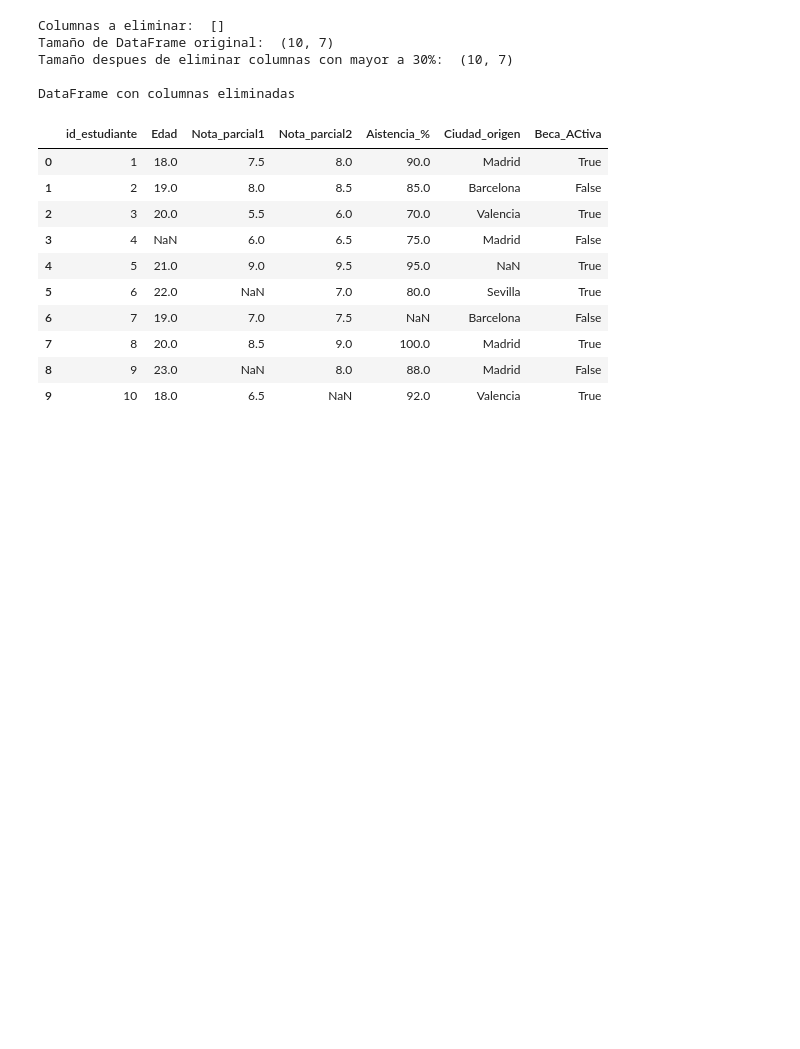
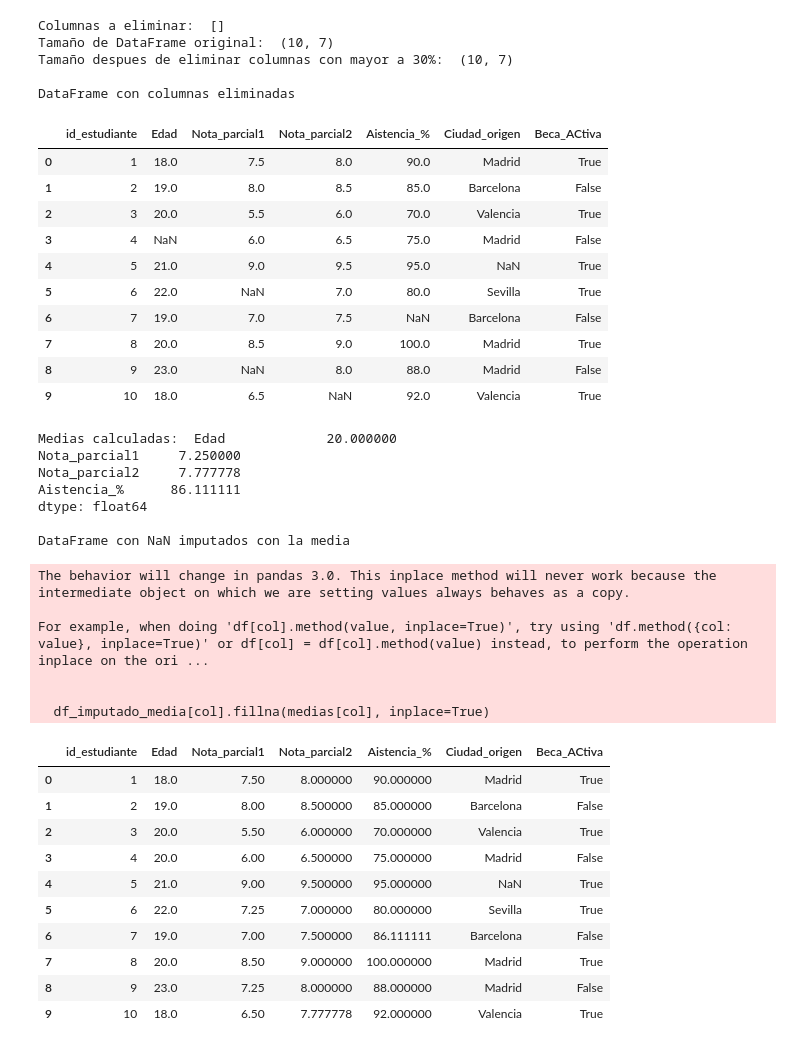
Before and after one commit to brunobobadilla06/Bruno-CienciaDeDatos, a Jupyter notebook: Manejo_de_datos_faltantes.ipynb, the cells around one changed output. Drawn from its saved outputs; the diff is of its cells as text; code cells hidden in the pictures; blank space fills up the shorter version.

```diff
--- a/Manejo_de_datos_faltantes.ipynb
+++ b/Manejo_de_datos_faltantes.ipynb
@@ -261,3 +261,49 @@ DataFrame con columnas eliminadas
 | 7 | 8 | 20.0 | 8.5 | 9.0 | 100.0 | Madrid | True |
 | 8 | 9 | 23.0 | NaN | 8.0 | 88.0 | Madrid | False |
 | 9 | 10 | 18.0 | 6.5 | NaN | 92.0 | Valencia | True |
+# %%
+# Imputacion simple
+# La imputacion consite en reemplazar los valores estimados. Las tecnicas simples son faciles de aplicar pero tienen sus limitaciones.
+
+# Imputacion con la media (Mean imputacion) - Variables Numericas
+# Crear una copia
+df_imputado_media = df.copy()
+
+# Seleccionar columnas numericas( excluyendo ID)
+columnas_numericas = df_imputado_media.select_dtypes(include=np.number).columns.drop('id_estudiante')
+
+# Calcular la media para cada columna numerica
+medias = df_imputado_media[columnas_numericas].mean()
+print("Medias calculadas: ", medias)
+
+# Imputar los NaN con la media correspondiente
+for col in columnas_numericas:
+    df_imputado_media[col].fillna(medias[col], inplace=True)
+
+print('\nDataFrame con NaN imputados con la media')
+df_imputado_media
+# %% [output]
+Medias calculadas:  Edad             20.000000
+Nota_parcial1     7.250000
+Nota_parcial2     7.777778
+Aistencia_%      86.111111
+dtype: float64
+
+DataFrame con NaN imputados con la media
+The behavior will change in pandas 3.0. This inplace method will never work because the intermediate object on which we are setting values always behaves as a copy.
+
+For example, when doing 'df[col].method(value, inplace=True)', try using 'df.method({col: value}, inplace=True)' or df[col] = df[col].method(value) instead, to perform the operation inplace on the ori ...
+
+
+  df_imputado_media[col].fillna(medias[col], inplace=True)
+|  | id_estudiante | Edad | Nota_parcial1 | Nota_parcial2 | Aistencia_% | Ciudad_origen | Beca_ACtiva |
+| 0 | 1 | 18.0 | 7.50 | 8.000000 | 90.000000 | Madrid | True |
+| 1 | 2 | 19.0 | 8.00 | 8.500000 | 85.000000 | Barcelona | False |
+| 2 | 3 | 20.0 | 5.50 | 6.000000 | 70.000000 | Valencia | True |
+| 3 | 4 | 20.0 | 6.00 | 6.500000 | 75.000000 | Madrid | False |
+| 4 | 5 | 21.0 | 9.00 | 9.500000 | 95.000000 | NaN | True |
+| 5 | 6 | 22.0 | 7.25 | 7.000000 | 80.000000 | Sevilla | True |
+| 6 | 7 | 19.0 | 7.00 | 7.500000 | 86.111111 | Barcelona | False |
+| 7 | 8 | 20.0 | 8.50 | 9.000000 | 100.000000 | Madrid | True |
+| 8 | 9 | 23.0 | 7.25 | 8.000000 | 88.000000 | Madrid | False |
+| 9 | 10 | 18.0 | 6.50 | 7.777778 | 92.000000 | Valencia | True |
```
Also changed, not shown: parts of 4 cells of this notebook.
